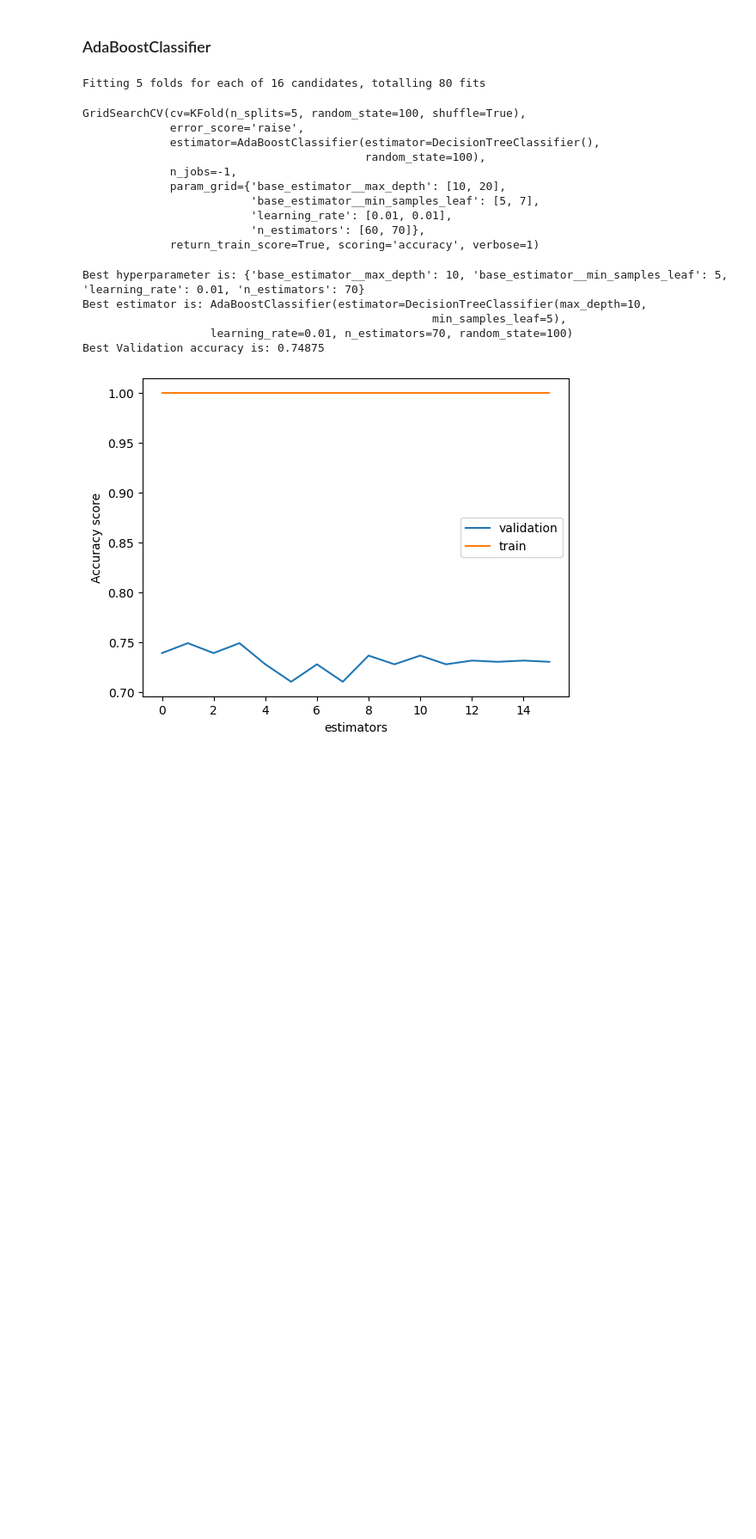
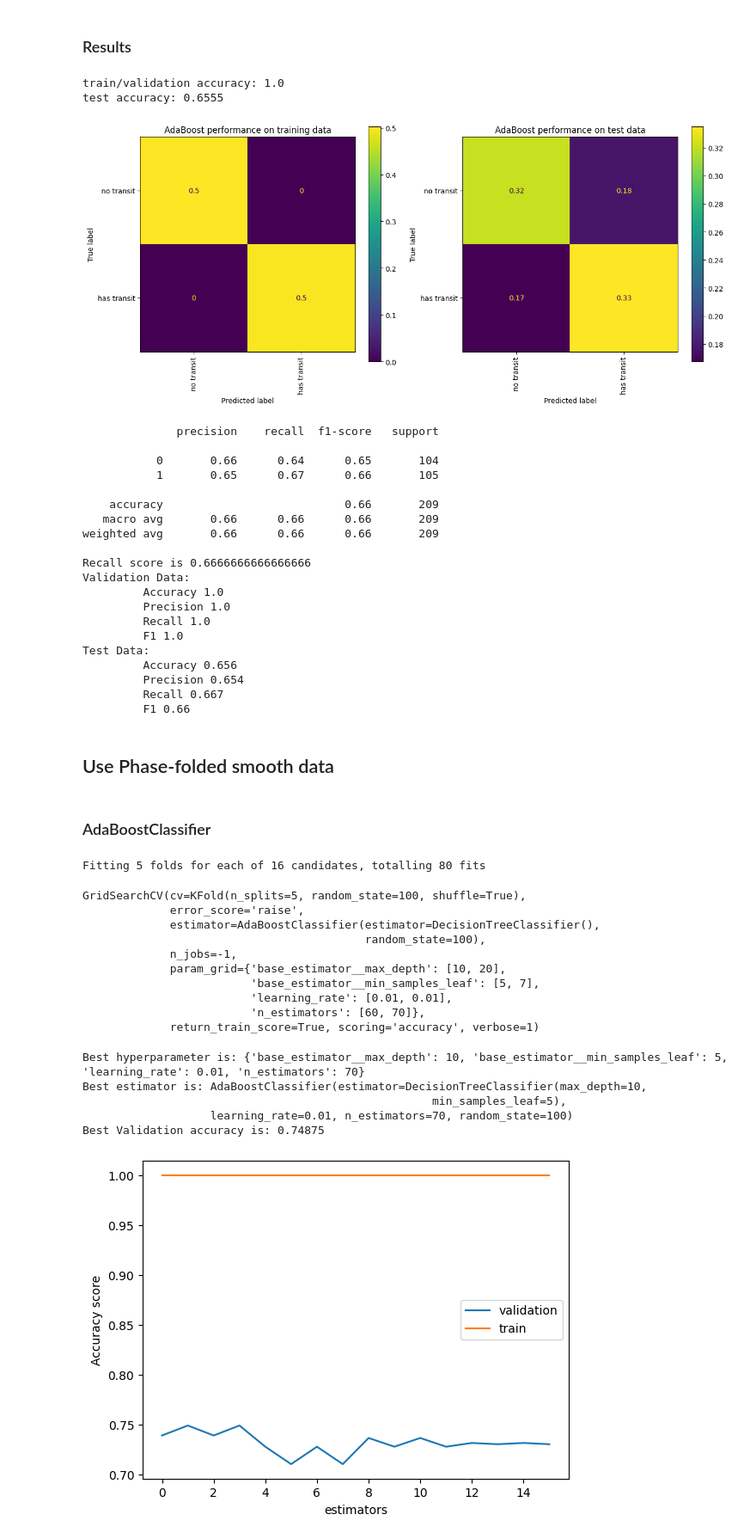
Before and after one commit to ashyo98/transit_classification, a Jupyter notebook: Ensembles.ipynb, the cells around one changed output. Shown at 86% size. Cells and saved outputs as stored; diff of their text form; code cells hidden in the pictures; blank space fills up the shorter version.

```diff
--- a/Ensembles.ipynb
+++ b/Ensembles.ipynb
@@ -22,3 +91,62 @@ from sklearn.ensemble import RandomForestClassifier, AdaBoostClassifier, Gradien
+# %% [markdown]
+### Results
+# %%
+svc_pred_test = grid.predict(X_test_interp)
+svc_pred_train = grid.predict(X_train_interp)
+print('train/validation accuracy:', np.round(accuracy_score(y_train , svc_pred_train),4))
+print('test accuracy:', np.round(accuracy_score(y_test , svc_pred_test),4))
+# %% [output]
+train/validation accuracy: 1.0
+test accuracy: 0.6555
+# %%
+fig, ax = plt.subplots(1,2, figsize=(15,6))
+ax1 = plt.subplot(121)
+ConfusionMatrixDisplay.from_estimator(grid, X_train_interp, y_train, xticks_rotation='vertical', ax=ax1, normalize = 'all', display_labels=['no transit','has transit'])
+#plot_confusion_matrix(knn, X_val, y_val, ax=ax, display_labels=['no transit','has transit'], xticks_rotation='vertical') # are the labels right??
+plt.title('AdaBoost performance on training data')
+ax2 = plt.subplot(122)
+ConfusionMatrixDisplay.from_estimator(grid, X_test_interp, y_test, xticks_rotation='vertical', ax=ax2, normalize = 'all', display_labels=['no transit','has transit'])
+#plot_confusion_matrix(knn, X_val, y_val, ax=ax, display_labels=['no transit','has transit'], xticks_rotation='vertical') # are the labels right??
+plt.title('AdaBoost performance on test data')
+plt.show()
+
+print(classification_report(y_test, svc_pred_test))
+print(f"Recall score is {recall_score(y_pred=svc_pred_test, y_true=y_test)}")
+
+print("Validation Data:")
+print(f"\t Accuracy {round(accuracy_score(y_train, svc_pred_train), 3)}")
+print(f"\t Precision {round(precision_score(y_train, svc_pred_train),3)}")
+print(f"\t Recall {round(recall_score(y_train, svc_pred_train),3)}")
+print(f"\t F1 {round(f1_score(y_train, svc_pred_train),3)}")
+print("Test Data:")
+print(f"\t Accuracy {round(accuracy_score(y_test, svc_pred_test),3)}")
+print(f"\t Precision {round(precision_score(y_test, svc_pred_test),3)}")
+print(f"\t Recall {round(recall_score(y_test, svc_pred_test),3)}")
+print(f"\t F1 {round(f1_score(y_test, svc_pred_test),3)}")
+# %% [output]
+[figure, added]
+              precision    recall  f1-score   support
+
+           0       0.66      0.64      0.65       104
+           1       0.65      0.67      0.66       105
+
+    accuracy                           0.66       209
+   macro avg       0.66      0.66      0.66       209
+weighted avg       0.66      0.66      0.66       209
+
+Recall score is 0.6666666666666666
+Validation Data:
+         Accuracy 1.0
+         Precision 1.0
+         Recall 1.0
+         F1 1.0
+Test Data:
+         Accuracy 0.656
+         Precision 0.654
+         Recall 0.667
+         F1 0.66
+# %% [markdown]
+## Use Phase-folded smooth data
 # %%
 # from csv file created using utils.collect_curves_tofiles()
 # all_curves = pd.read_csv('./Data/flux_phase_200_1000_50.csv', header = None)
```
Also changed, not shown: parts of 21 cells of this notebook, 1 other file.
